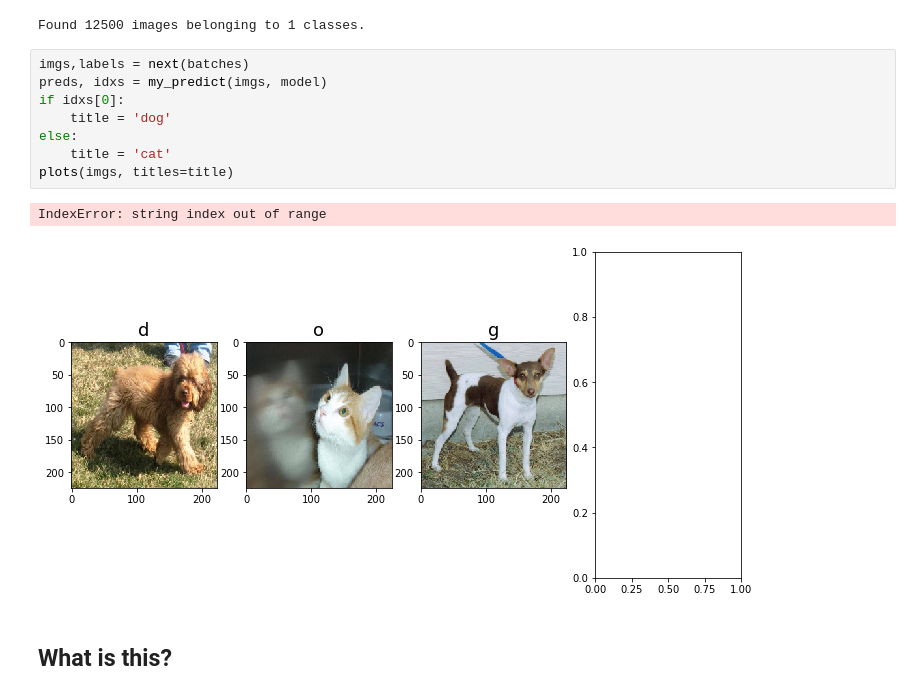
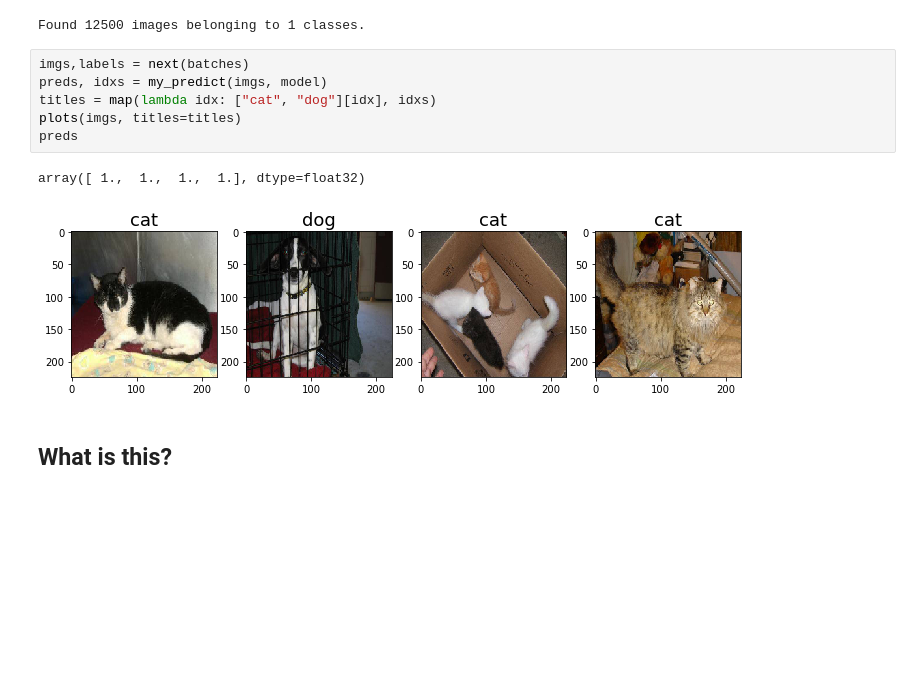
Before and after one commit to jonas-pettersson/fast-ai, a Jupyter notebook: dogs-cats-redux.ipynb, the cells around one changed output. Drawn from its saved outputs; the diff is of its cells as text; blank space fills up the shorter version.

```diff
--- a/dogs-cats-redux.ipynb
+++ b/dogs-cats-redux.ipynb
@@ -340,14 +338,12 @@ Found 12500 images belonging to 1 classes.
 # %%
 imgs,labels = next(batches)
 preds, idxs = my_predict(imgs, model)
-if idxs[0]:
-    title = 'dog'
-else:
-    title = 'cat'
-plots(imgs, titles=title)
+titles = map(lambda idx: ["cat", "dog"][idx], idxs)
+plots(imgs, titles=titles)
+preds
 # %% [output]
-IndexError: string index out of range
+array([ 1.,  1.,  1.,  1.], dtype=float32)
-[figure, old version]
+[figure, new version]
 # %% [markdown]
 ## What is this?
 # %% [markdown]
```
Also changed, not shown: parts of 1 cell of this notebook.
